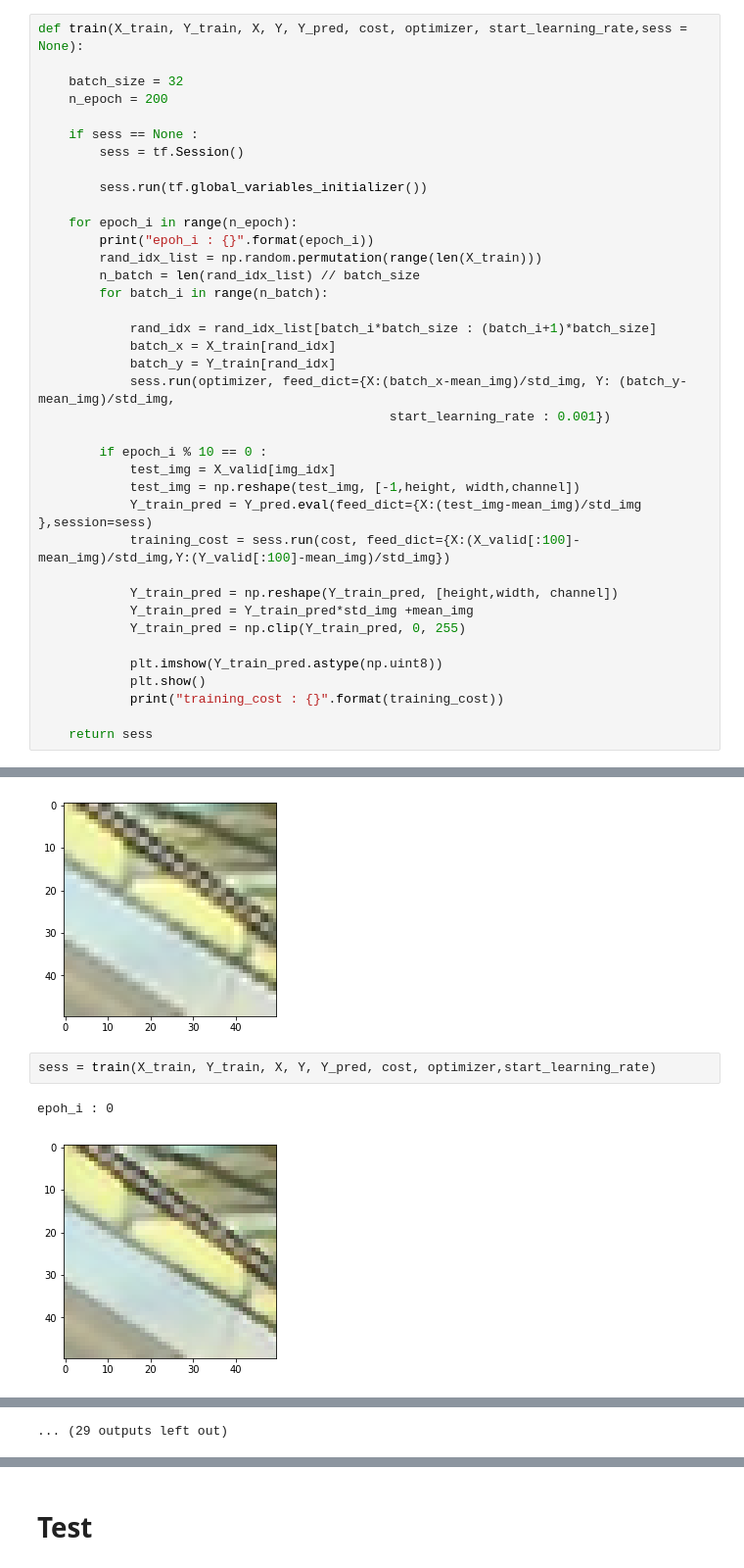
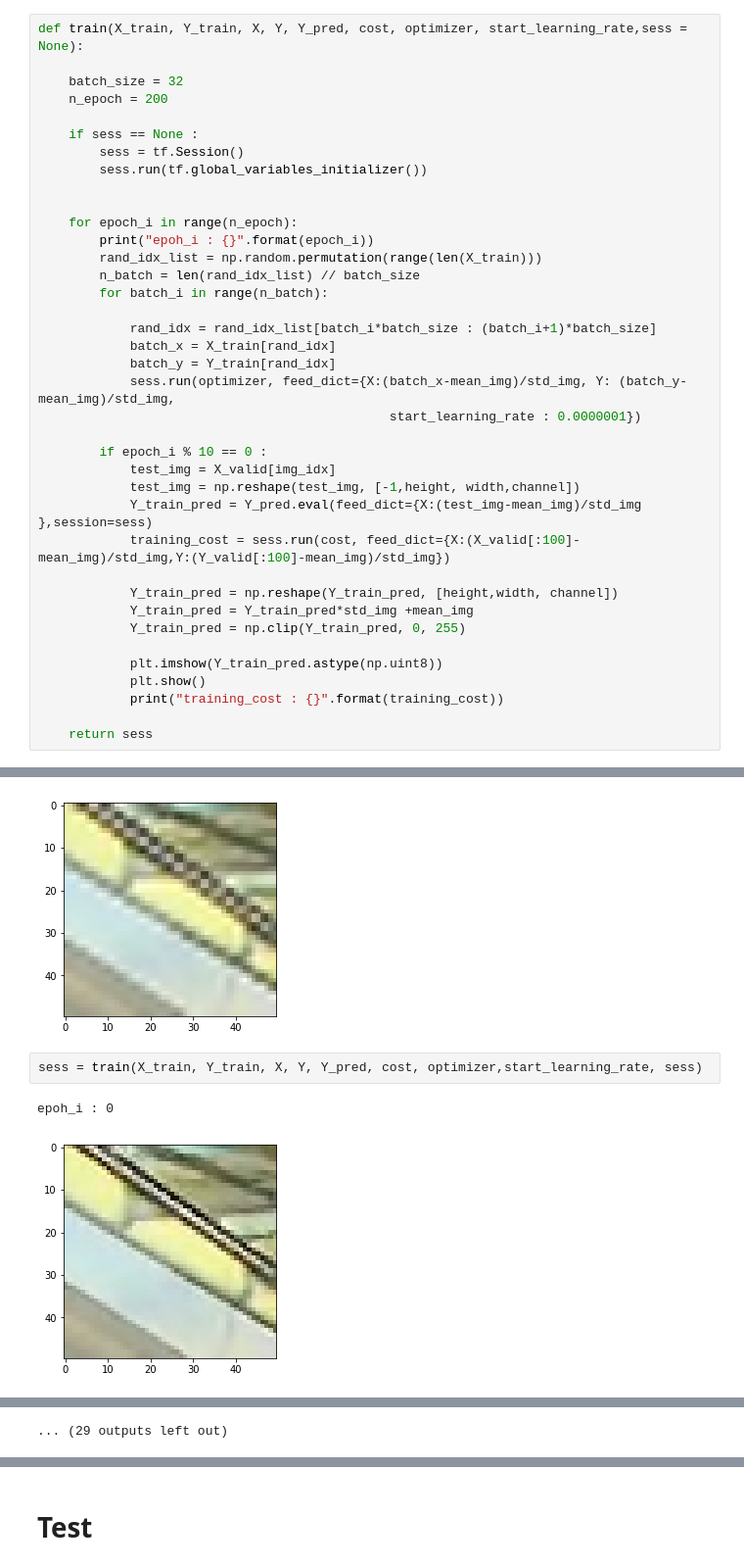
Before and after one commit to goddoe/super-resolution, a Jupyter notebook: src/super_resolution.ipynb, the cells around one changed output, grey strips where cells are left out. Shown at 98% size. Drawn from its saved outputs; the diff is of its cells as text.

```diff
--- a/src/super_resolution.ipynb
+++ b/src/super_resolution.ipynb
@@ -206,8 +206,8 @@ def train(X_train, Y_train, X, Y, Y_pred, cost, optimizer, start_learning_rate,s
 
     if sess == None :
         sess = tf.Session()
+        sess.run(tf.global_variables_initializer())
 
-        sess.run(tf.global_variables_initializer())
 
     for epoch_i in range(n_epoch):
         print("epoh_i : {}".format(epoch_i))
@@ -219,7 +219,7 @@ def train(X_train, Y_train, X, Y, Y_pred, cost, optimizer, start_learning_rate,s
             batch_x = X_train[rand_idx]
             batch_y = Y_train[rand_idx]
             sess.run(optimizer, feed_dict={X:(batch_x-mean_img)/std_img, Y: (batch_y-mean_img)/std_img,
-                                              start_learning_rate : 0.001})
+                                              start_learning_rate : 0.0000001})
 
         if epoch_i % 10 == 0 :
             test_img = X_valid[img_idx]
@@ -249,7 +249,7 @@ plt.imshow(X_valid[img_idx])
 <matplotlib.image.AxesImage at 0x...>
 [figure]
 # %%
-sess = train(X_train, Y_train, X, Y, Y_pred, cost, optimizer,start_learning_rate)
+sess = train(X_train, Y_train, X, Y, Y_pred, cost, optimizer,start_learning_rate, sess)
 # %% [output]
 epoh_i : 0
-[figure, old version]
+[figure, new version]
```
Also changed, not shown: parts of 8 cells of this notebook, 7 other files.
